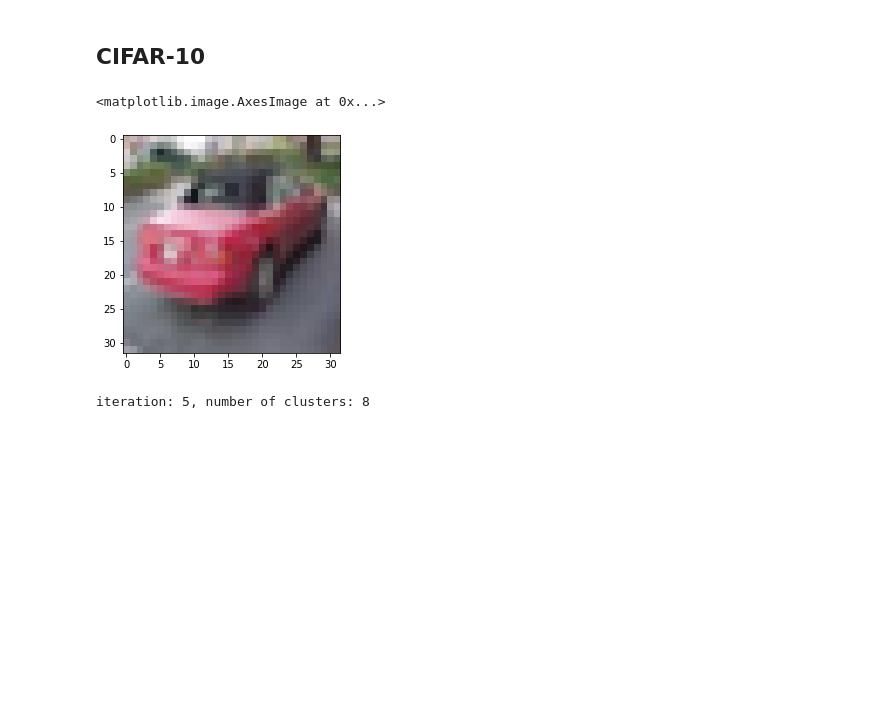
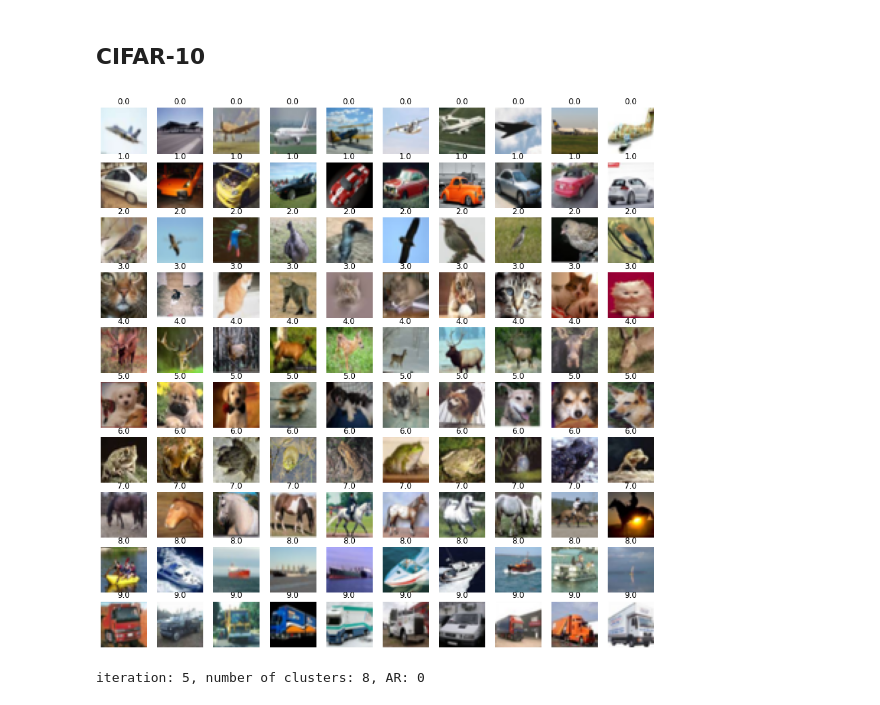
Before and after one commit to MShoaei/U-K-Means, a Jupyter notebook: main-U-k-means.ipynb, the cells around one changed output. Saved outputs shown, nothing was run; the diff lists cells and outputs as text; code cells hidden in the pictures; blank space fills up the shorter version.

```diff
--- a/main-U-k-means.ipynb
+++ b/main-U-k-means.ipynb
@@ -337,7 +74,7 @@ y = np.zeros(400)
 for i in range(400):
     c = rng.integers(1, 7)
     X[i] = rng.multivariate_normal(mu[c], sigma)
-    y[i] = c
+    y[i] = c-1
 # %%
 plt.scatter(X[:, 0], X[:, 1], c=y, marker='.', cmap='rainbow')
 # %% [output]
@@ -386,7 +123,7 @@ for i in range(50):
     c = rng.integers(1, 7)
 
     X = np.concatenate((X, noise+mu[c]))
-    y = np.concatenate((y, [c]))
+    y = np.concatenate((y, [c-1]))
 # %%
 clf = UKMeans(epsilon=1e-5)
 clf.fit(X)
@@ -761,7 +541,7 @@ cifar_df = unpickle(
     'datasets/cifar-10-python/cifar-10-batches-py/data_batch_2')
 
 # discard first hunderd rows
-data, labels = cifar_df[b'data'][100:], np.array(cifar_df[b'labels'][100:])
+data, labels = cifar_df[b'data'][1:], np.array(cifar_df[b'labels'][1:])
 X = np.concatenate((
     data[labels == 0, :][:10],
     data[labels == 1, :][:10],
@@ -788,19 +568,26 @@ y = np.concatenate((
     np.ones(10) * 9,
 ))
 # %%
-img = np.zeros((1024, 3))
-img[:,0] = data[0, :1024]
-img[:,1] = data[0, 1024:2048]
-img[:,2] = data[0, 2048:]
-img.astype(np.uint8)
-plt.imshow(img.astype(np.uint8).reshape(32, 32, -1))
+fig = plt.figure(figsize=(15, 15))
+img = np.zeros((1024, 3), dtype=np.uint8)
+for i in range(100):
+    plt.subplot(10, 10, i+1)
+    img[:,0] = X[i, :1024]
+    img[:,1] = X[i, 1024:2048]
+    img[:,2] = X[i, 2048:]
+
+    plt.imshow(img.reshape(32, 32, 3))
+    plt.axis('off')
+    plt.title(y[i])
+
+
+# plt.imshow(img.astype(np.uint8).reshape(32, 32, -1))
 # %% [output]
-<matplotlib.image.AxesImage at 0x...>
-[figure, old version]
+[figure, new version]
 # %%
 clf = UKMeans(epsilon=1e-10)
 clf.fit(X)
 # %%
-print(f"iteration: {clf.t}, number of clusters: {clf.n_centers}")
+print(f"iteration: {clf.t}, number of clusters: {clf.n_centers}, AR: {clf.accuracy_rate(X, y)}")
 # %% [output]
-iteration: 5, number of clusters: 8
+iteration: 5, number of clusters: 8, AR: 0
```
Also changed, not shown: parts of 39 cells of this notebook, 2 other files.
